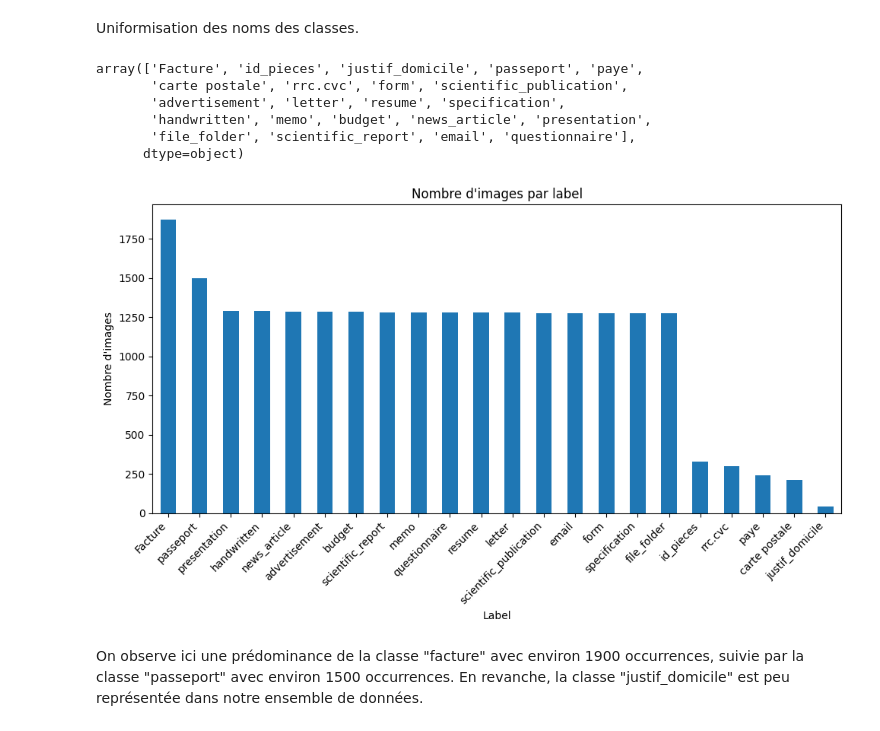
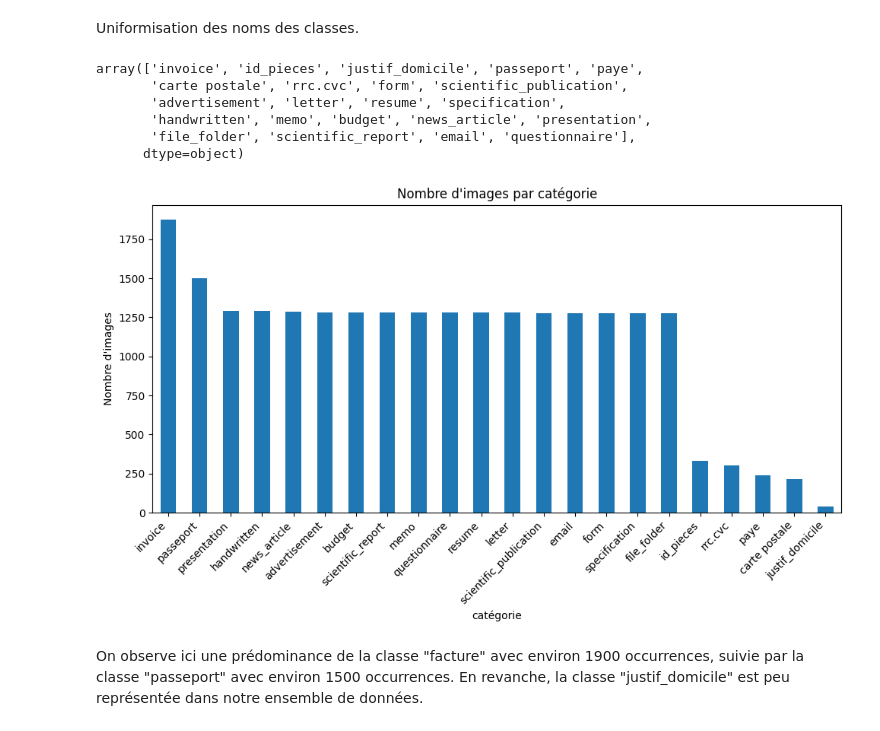
Before and after one commit to HSrbyte/doc-classifier, a Jupyter notebook: notebooks/02-benkou-data-visualisation.ipynb, the cells around one changed output. Saved outputs shown, nothing was run; the diff lists cells and outputs as text; code cells hidden in the pictures.

```diff
--- a/notebooks/02-benkou-data-visualisation.ipynb
+++ b/notebooks/02-benkou-data-visualisation.ipynb
@@ -107,12 +114,12 @@ Il est remarquable que dans les data_02 et data_03, il existe des valeurs aberra
 # %% [markdown]
 Uniformisation des noms des classes.
 # %%
-df['label'] = df['label'].replace({'facture': 'Facture', 'invoice': 'Facture', 'Invoice': 'Facture'})
+df['label'] = df['label'].replace({'facture': 'invoice', 'Facture': 'invoice', 'Invoice': 'invoice'})
 df['label'] = df['label'].replace({'id_pieces': 'id_pieces', 'national_identity_card': 'id_pieces'})
 
 df['label'].unique()
 # %% [output]
-array(['Facture', 'id_pieces', 'justif_domicile', 'passeport', 'paye',
+array(['invoice', 'id_pieces', 'justif_domicile', 'passeport', 'paye',
        'carte postale', 'rrc.cvc', 'form', 'scientific_publication',
        'advertisement', 'letter', 'resume', 'specification',
        'handwritten', 'memo', 'budget', 'news_article', 'presentation',
@@ -121,18 +128,18 @@ array(['Facture', 'id_pieces', 'justif_domicile', 'passeport', 'paye',
 # %%
 
 counts = df['label'].value_counts()
 
 # Tracer l'histogramme
 plt.figure(figsize=(10, 6))
 counts.plot(kind='bar')
-plt.title('Nombre d\'images par label')
-plt.xlabel('Label')
+plt.title('Nombre d\'images par catégorie')
+plt.xlabel('catégorie')
 plt.ylabel('Nombre d\'images')
 plt.xticks(rotation=45, ha='right')
 plt.tight_layout()
 plt.show()
 # %% [output]
-[figure, old version]
+[figure, new version]
 # %% [markdown]
 On observe ici une prédominance de la classe "facture" avec environ 1900 occurrences, suivie par la classe "passeport" avec environ 1500 occurrences. En revanche, la classe "justif_domicile" est peu représentée dans notre ensemble de données.
 # %% [markdown]
```
Also changed, not shown: parts of 11 cells of this notebook.
